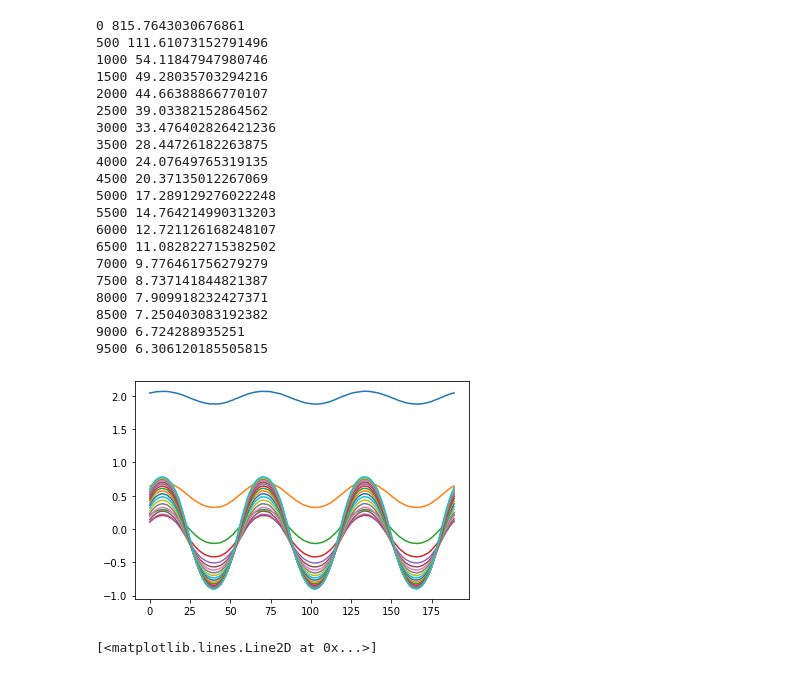
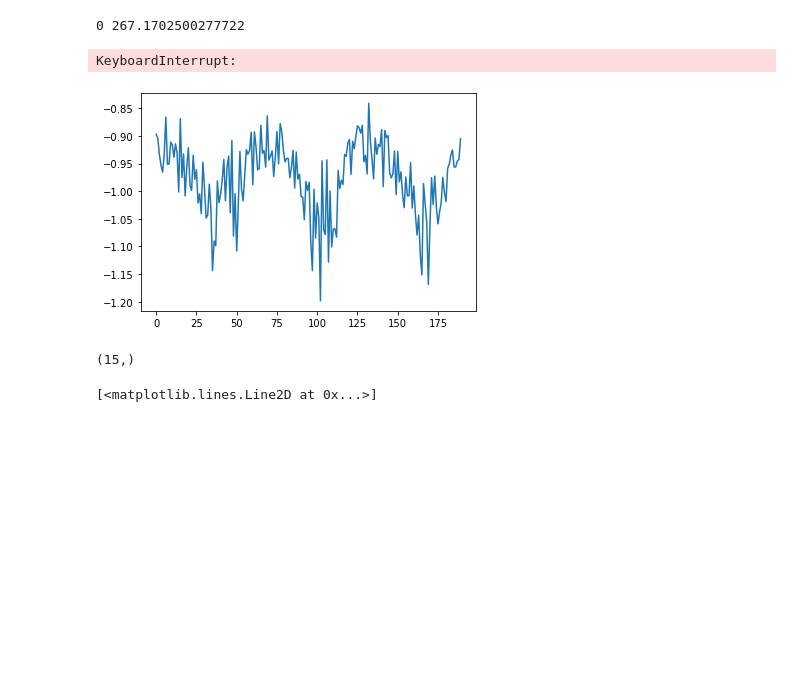
Before and after one commit to Lucarik/LSTM, a Jupyter notebook: LSTM.ipynb, the cells around one changed output. Saved outputs shown, nothing was run; the diff lists cells and outputs as text; code cells hidden in the pictures; blank space fills up the shorter version.

Commit message:
Fixed adam optimizer method, added dropout

```diff
--- a/LSTM.ipynb
+++ b/LSTM.ipynb
@@ -412,40 +428,26 @@ N = len(X)
 # %%
 model = RNN()
 # %%
-model.add_layer(15,'sigmoid','tanh')
+model.add_layer(15,'sigmoid','tanh',.2)
 # %%
 # (X, Y, loss type, # iterations, batch size, learning rate, regulization)
 # Loss type('ce': cross-entropy, 'sce': sparse cross-entropy)
 lossType = 'mse'
 seq_len = 10
 epochs = 20000
 batchSize = N
 learnR = 10e-4
 reg = 0
-optimizer = 'none'
+optimizer = 'adam'
 model.fit(X,Y,seq_len,10000,batchSize,learnR,lossType=lossType,optimizer=optimizer)
 # %% [output]
-0 815.7643030676861
-500 111.61073152791496
-1000 54.11847947980746
-1500 49.28035703294216
-2000 44.66388866770107
-2500 39.03382152864562
-3000 33.476402826421236
-3500 28.44726182263875
-4000 24.07649765319135
-4500 20.37135012267069
-5000 17.289129276022248
-5500 14.764214990313203
-6000 12.721126168248107
-6500 11.082822715382502
-7000 9.776461756279279
-7500 8.737141844821387
-8000 7.909918232427371
-8500 7.250403083192382
-9000 6.724288935251
-9500 6.306120185505815
+0 267.1702500277722
+KeyboardInterrupt:
-[figure, old version]
+[figure, new version]
+# %%
+b[0].shape
+# %% [output]
+(15,)
 # %%
 M = model.M
 W = model.W
```
Also changed, not shown: parts of 5 cells of this notebook.
